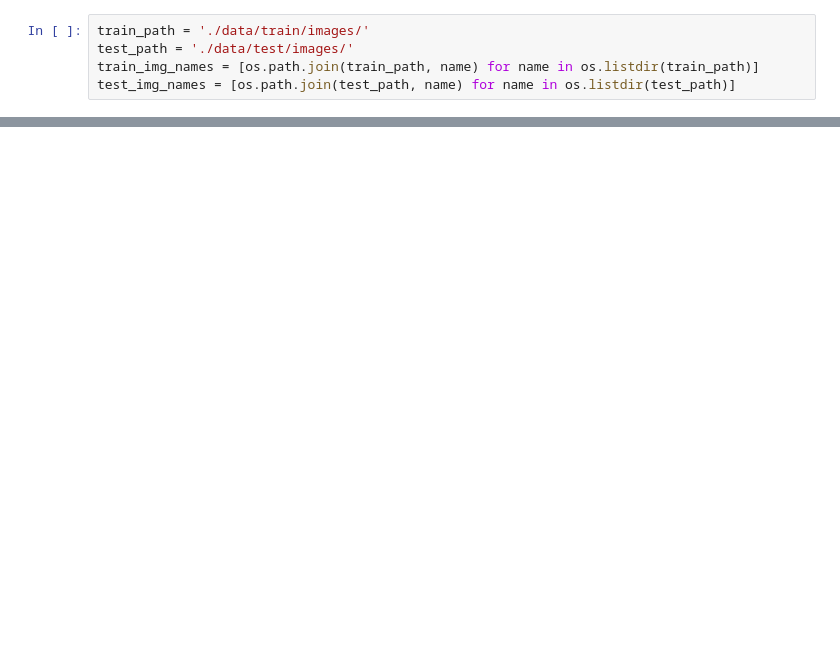
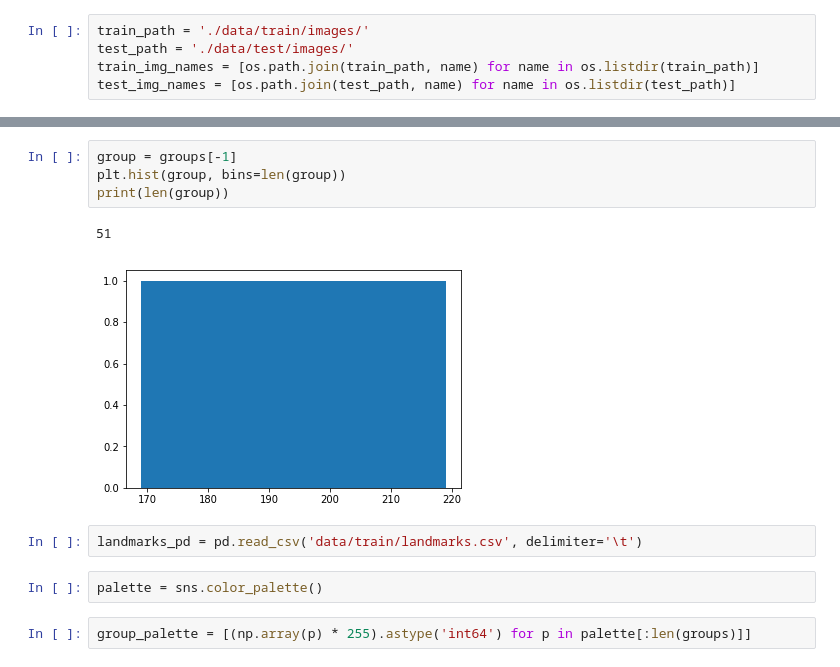
Before and after one commit to ermekaitygulov/made_cv, a Jupyter notebook: contest01/EDA.ipynb, the cells around one changed output, grey strips where cells are left out. Cells and saved outputs as stored; diff of their text form; blank space fills up the shorter version.

```diff
--- a/contest01/EDA.ipynb
+++ b/contest01/EDA.ipynb
@@ -65,0 +112,13 @@ sns.histplot(test_rgb)
+# %%
+group = groups[-1]
+plt.hist(group, bins=len(group))
+print(len(group))
+# %% [output]
+51
+[figure, added]
+# %%
+landmarks_pd = pd.read_csv('data/train/landmarks.csv', delimiter='\t')
+# %%
+palette = sns.color_palette()
+# %%
+group_palette = [(np.array(p) * 255).astype('int64') for p in palette[:len(groups)]]
```
Also changed, not shown: parts of 20 cells of this notebook, 2 other files.
